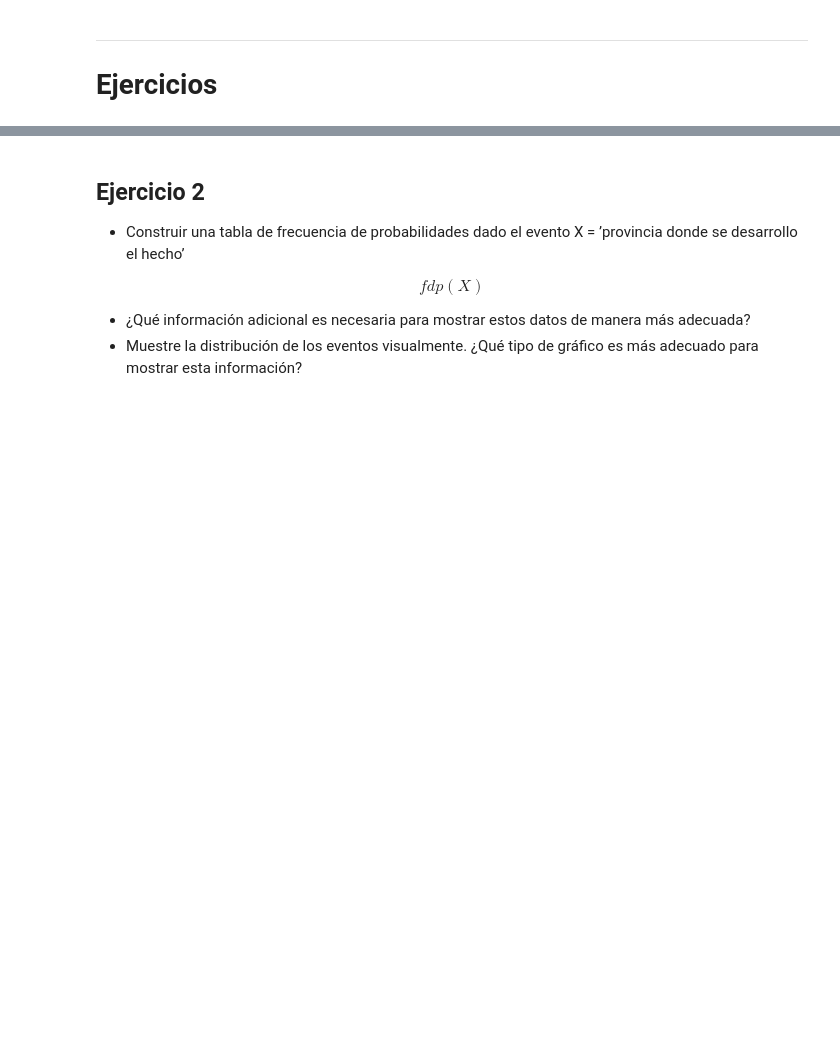
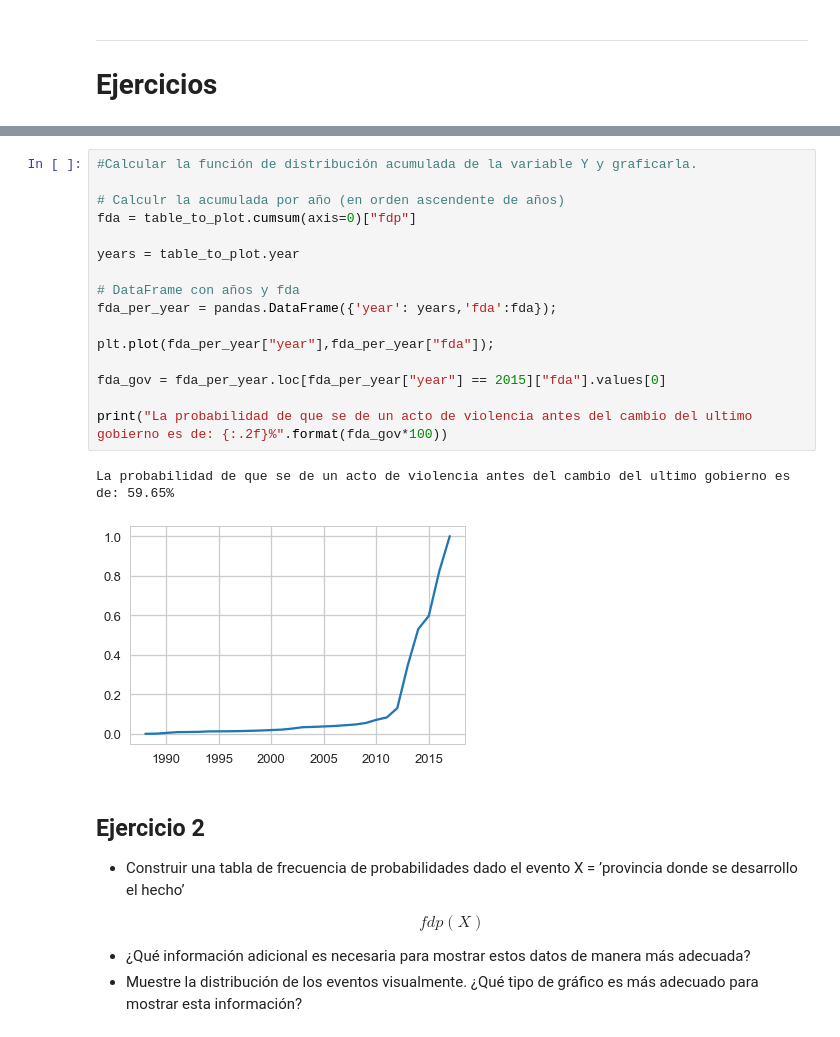
Before and after one commit to renzobechler-zz/diplodatos, a Jupyter notebook: Tarea integradora - parte 1.ipynb, the cells around one changed output, grey strips where cells are left out. Drawn from its saved outputs; the diff is of its cells as text; blank space fills up the shorter version.

```diff
--- a/Tarea integradora - parte 1.ipynb
+++ b/Tarea integradora - parte 1.ipynb
@@ -79,3 +143,22 @@ IMPORTANTE: ¿Qué hacemos con los datos faltantes?
+# %%
+#Calcular la función de distribución acumulada de la variable Y y graficarla.
+
+# Calculr la acumulada por año (en orden ascendente de años)
+fda = table_to_plot.cumsum(axis=0)["fdp"]
+
+years = table_to_plot.year
+
+# DataFrame con años y fda
+fda_per_year = pandas.DataFrame({'year': years,'fda':fda});
+
+plt.plot(fda_per_year["year"],fda_per_year["fda"]);
+
+fda_gov = fda_per_year.loc[fda_per_year["year"] == 2015]["fda"].values[0]
+
+print("La probabilidad de que se de un acto de violencia antes del cambio del ultimo gobierno es de: {:.2f}%".format(fda_gov*100))
+# %% [output]
+La probabilidad de que se de un acto de violencia antes del cambio del ultimo gobierno es de: 59.65%
+[figure, added]
 # %% [markdown]
 ## Ejercicio 2
 
```
Also changed, not shown: parts of 5 cells of this notebook.
